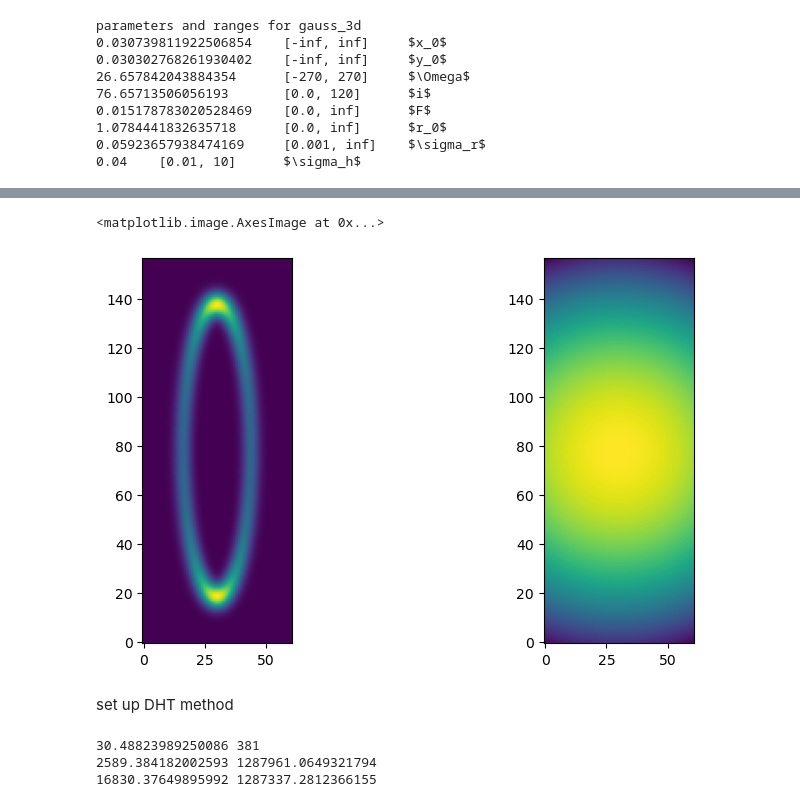
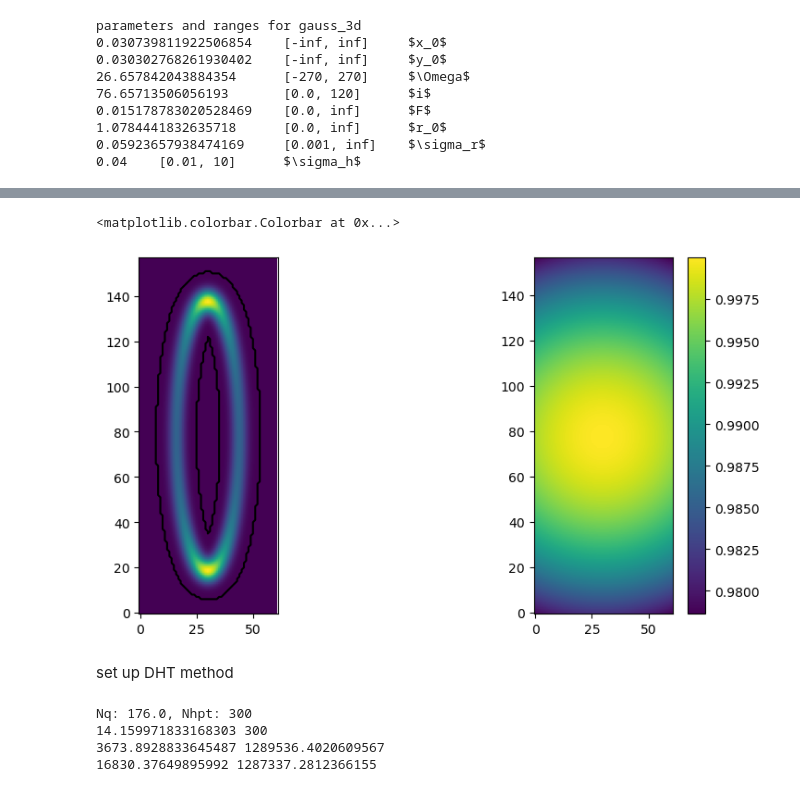
Before and after one commit to drgmk/vis-r, a Jupyter notebook: notebooks/mcmc_fitting.ipynb, the cells around one changed output, grey strips where cells are left out. Drawn from its saved outputs; the diff is of its cells as text; code cells hidden in the pictures.

```diff
--- a/notebooks/mcmc_fitting.ipynb
+++ b/notebooks/mcmc_fitting.ipynb
@@ -112,7 +113,7 @@ parameters and ranges for gauss_3d
 # varied if the crop size turns out too large. We set 'zero_node'
 # to True because we'll generate unrotated images, and let galario
 # do the rest
-ii.compute_rmax(p0, tol=1e-2, expand=10, zero_node=True, automask=False)
+ii.compute_rmax(p0, tol=1e-2, expand=10, zero_node=True, automask=True)
 
 # this gives an idea of how long an mcmc might take
 %timeit ii.image_galario(p0[3:])
@@ -121,8 +122,9 @@ ii.compute_rmax(p0, tol=1e-2, expand=10, zero_node=True, automask=False)
 im = ii.image_galario(p0[3:])
 fig,ax = plt.subplots(1,2, figsize=(9.5,5))
 ax[0].imshow(im[ii.cc_gal], origin='lower')
-# ax[0].contour(ii.mask, levels=[0,1], colors='black')
-ax[1].imshow(ii.pb[0][ii.cc_gal], origin='lower')
+ax[0].contour(ii.mask, levels=[0,1], colors='black')
+_ = ax[1].imshow(ii.pb[0][ii.cc_gal], origin='lower')
+fig.colorbar(_)
 # %% [output]
 radial r_max: 70 pix at 1.712295052164697,1.687950475839001
 model x,y,z extent 21, 69, 67
@@ -130,5 +132,5 @@ model x,y,z extent 21, 69, 67
-<matplotlib.image.AxesImage at 0x...>
+<matplotlib.colorbar.Colorbar at 0x...>
-[figure, old version]
+[figure, new version]
 # %%
 def lnpostfn_img(p):
     """ Log of posterior probability function """
@@ -159,28 +161,34 @@ arcsec2pi = arcsec*2*np.pi
 # %%
 uvmax = np.max(np.sqrt(u**2 + v**2))
 uvmin = np.min(np.sqrt(u**2 + v**2))
+if sz > 0:
+    uvmin_ = functions.get_duv(size_arcsec=sz)
+else:
+    uvmin_ = uvmin / 2
 
-fac = 1.5 # safety factor
-r_max = jn_zeros(0, 1)[0] / (2*np.pi*uvmin*np.cos(np.deg2rad(p0[3]))) / arcsec * fac
+# set up q array
+nq = np.ceil(uvmax/uvmin_)
+q_max = uvmax
+r_out = jn_zeros(0, nq+1)[-1] / (2*np.pi*uvmax) / arcsec
+Qzero = np.arange(nq) * uvmin_ + uvmin_/2
+Qzero = np.append(0, Qzero)
 
-nhpt = 1
-while True:
-    q_tmp = jn_zeros(0, nhpt)[-1]
-    if q_tmp > uvmax * 2*np.pi*r_max*arcsec:
-        break
-    nhpt += 1
-
-h = frank.hankel.DiscreteHankelTransform(r_max*arcsec, nhpt)
-Rnk, Qnk = h.get_collocation_points(r_max*arcsec, nhpt)
-Qzero = np.append(0, Qnk)
+# set up transform, pre-computing new matrix for transform
+nhpt = 300  # recommended by frank
+h = frank.hankel.DiscreteHankelTransform(r_out*arcsec, nhpt)
+Rnk, Qnk = h.get_collocation_points(r_out*arcsec, nhpt)
+# Qzero = np.append(0, Qnk)
 Ykm = h.coefficients(q=Qzero)
 
-print(r_max, nhpt)
-print(Qnk[0], Qnk[-1])
+print(f'\nNq: {nq}, Nhpt: {nhpt}')
+
+print(r_out, nhpt)
+print(Qzero[1], Qzero[-1])
 print(uvmin, uvmax)
 # %% [output]
-30.48823989250086 381
-2589.384182002593 1287961.0649321794
+Nq: 176.0, Nhpt: 300
+14.159971833168303 300
+3673.8928833645487 1289536.4020609567
 16830.37649895992 1287337.2812366155
 # %%
 # radial profile
```
Also changed, not shown: parts of 23 cells of this notebook, 15 other files.
